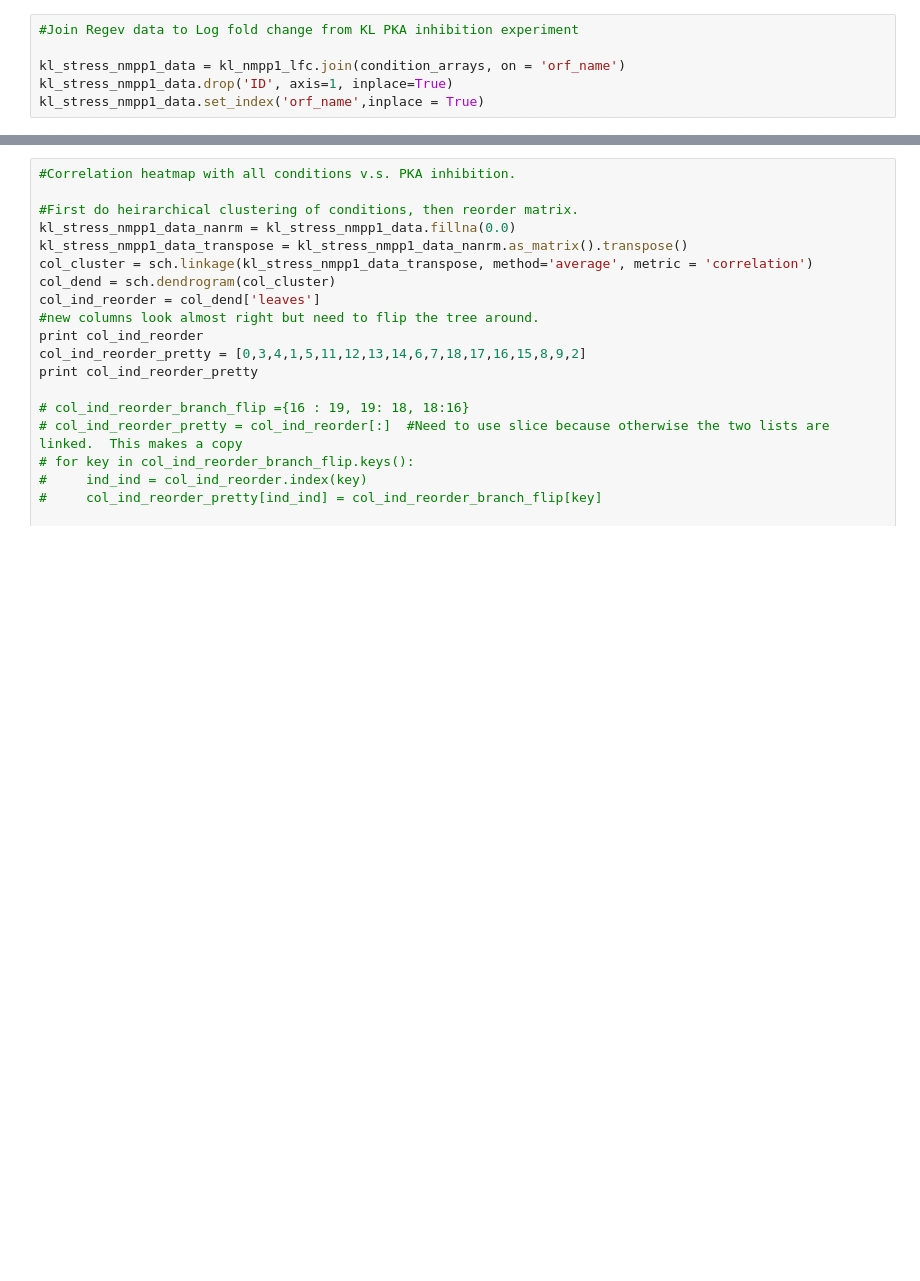
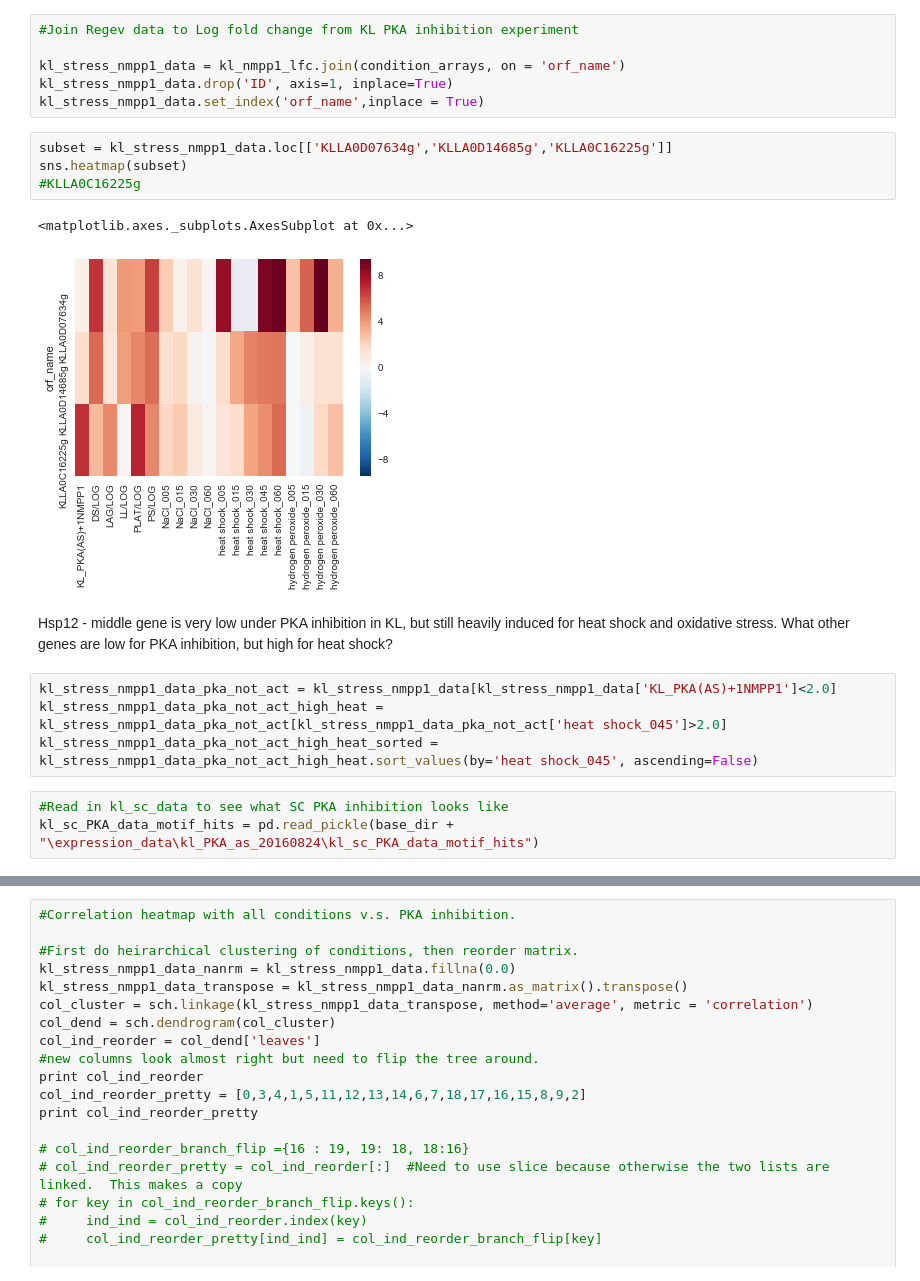
Before and after one commit to heineike02/yeast_esr_expression_analysis, a Jupyter notebook: scripts/20161118_PKA_Inhibition_V_other_conditions.ipynb, the cells around one changed output, grey strips where cells are left out. Saved outputs shown, nothing was run; the diff lists cells and outputs as text; blank space fills up the shorter version.

```diff
--- a/scripts/20161118_PKA_Inhibition_V_other_conditions.ipynb
+++ b/scripts/20161118_PKA_Inhibition_V_other_conditions.ipynb
@@ -104,3 +126,20 @@ C:\Users\Ben\Documents\GitHub\expression_broad_data\expression_data\GSE38478_Str
 kl_stress_nmpp1_data = kl_nmpp1_lfc.join(condition_arrays, on = 'orf_name')
 kl_stress_nmpp1_data.drop('ID', axis=1, inplace=True)
 kl_stress_nmpp1_data.set_index('orf_name',inplace = True)
+# %%
+subset = kl_stress_nmpp1_data.loc[['KLLA0D07634g','KLLA0D14685g','KLLA0C16225g']]
+sns.heatmap(subset)
+#KLLA0C16225g
+# %% [output]
+<matplotlib.axes._subplots.AxesSubplot at 0x...>
+[figure, added]
+# %% [markdown]
+Hsp12 - middle gene is very low under PKA inhibition in KL, but still heavily induced for heat shock and oxidative stress.
+What other genes are low for PKA inhibition, but high for heat shock?
+# %%
+kl_stress_nmpp1_data_pka_not_act = kl_stress_nmpp1_data[kl_stress_nmpp1_data['KL_PKA(AS)+1NMPP1']<2.0]
+kl_stress_nmpp1_data_pka_not_act_high_heat = kl_stress_nmpp1_data_pka_not_act[kl_stress_nmpp1_data_pka_not_act['heat shock_045']>2.0]
+kl_stress_nmpp1_data_pka_not_act_high_heat_sorted = kl_stress_nmpp1_data_pka_not_act_high_heat.sort_values(by='heat shock_045', ascending=False)
+# %%
+#Read in kl_sc_data to see what SC PKA inhibition looks like
+kl_sc_PKA_data_motif_hits = pd.read_pickle(base_dir + "\expression_data\kl_PKA_as_20160824\kl_sc_PKA_data_motif_hits")
```
Also changed, not shown: parts of 6 cells of this notebook, 6 other files.
